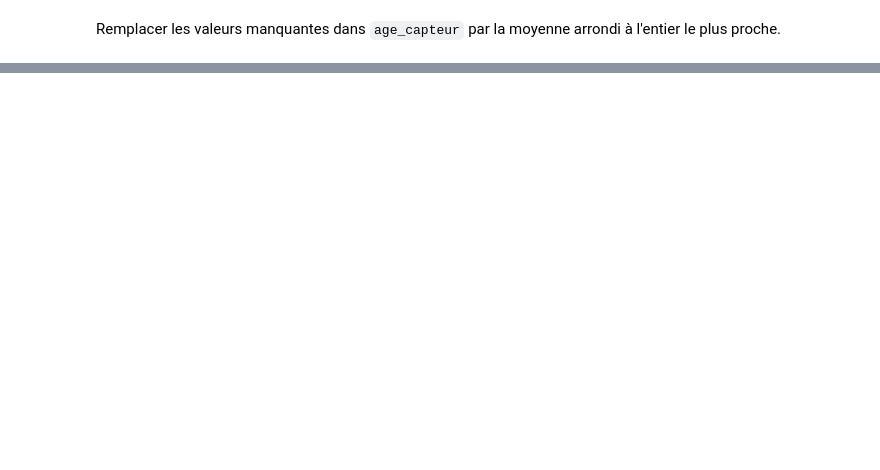
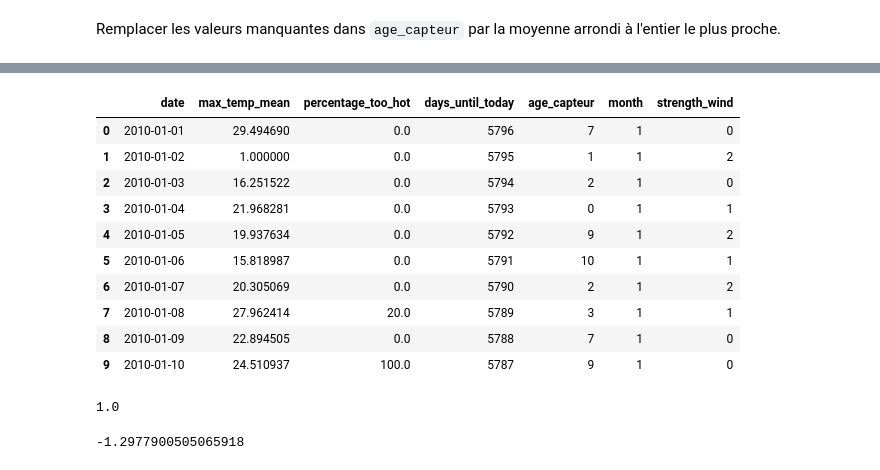
Before and after one commit to colasangela/prepa_test_technique, a Jupyter notebook: main_questions.ipynb, the cells around one changed output, grey strips where cells are left out. Cells and saved outputs as stored; diff of their text form; code cells hidden in the pictures; blank space fills up the shorter version.

```diff
--- a/main_questions.ipynb
+++ b/main_questions.ipynb
@@ -451,0 +518,4 @@ df_bilan
+# %%
+df_bilan.iloc[0, 1] = 50
+df_bilan.iloc[1, 1] = 1
+df_bilan.head(5)
@@ -451,0 +529,40 @@ df_bilan
+# %%
+
+# calcul des quantiles
+Q1 = df_bilan["max_temp_mean"].quantile(0.25)
+Q3 = df_bilan["max_temp_mean"].quantile(0.75)
+IQR = Q3 - Q1
+
+# bornes
+lower_bound = Q1 - 1.5*IQR
+upper_bound = Q3 + 1.5*IQR
+
+# trouver les min/max non outliers
+max_non_outlier = df_bilan["max_temp_mean"][df_bilan["max_temp_mean"] < upper_bound].max()
+min_non_outlier = df_bilan["max_temp_mean"][df_bilan["max_temp_mean"] > lower_bound].min()
+
+# on remplace les valeurs
+df_bilan.loc[df_bilan["max_temp_mean"] > upper_bound, "max_temp_mean"] = max_non_outlier
+df_bilan.loc[df_bilan["max_temp_mean"] < lower_bound, "max_temp_mean"] = min_non_outlier
+
+df_bilan.head(10)
+# %% [output]
+|  | date | max_temp_mean | percentage_too_hot | days_until_today | age_capteur | month | strength_wind |
+| 0 | 2010-01-01 | 29.494690 | 0.0 | 5796 | 7 | 1 | 0 |
+| 1 | 2010-01-02 | 1.000000 | 0.0 | 5795 | 1 | 1 | 2 |
+| 2 | 2010-01-03 | 16.251522 | 0.0 | 5794 | 2 | 1 | 0 |
+| 3 | 2010-01-04 | 21.968281 | 0.0 | 5793 | 0 | 1 | 1 |
+| 4 | 2010-01-05 | 19.937634 | 0.0 | 5792 | 9 | 1 | 2 |
+| 5 | 2010-01-06 | 15.818987 | 0.0 | 5791 | 10 | 1 | 1 |
+| 6 | 2010-01-07 | 20.305069 | 0.0 | 5790 | 2 | 1 | 2 |
+| 7 | 2010-01-08 | 27.962414 | 20.0 | 5789 | 3 | 1 | 1 |
+| 8 | 2010-01-09 | 22.894505 | 0.0 | 5788 | 7 | 1 | 0 |
+| 9 | 2010-01-10 | 24.510937 | 100.0 | 5787 | 9 | 1 | 0 |
+# %%
+min_non_outlier
+# %% [output]
+1.0
+# %%
+lower_bound
+# %% [output]
+-1.2977900505065918
```
Also changed, not shown: parts of 49 cells of this notebook.
